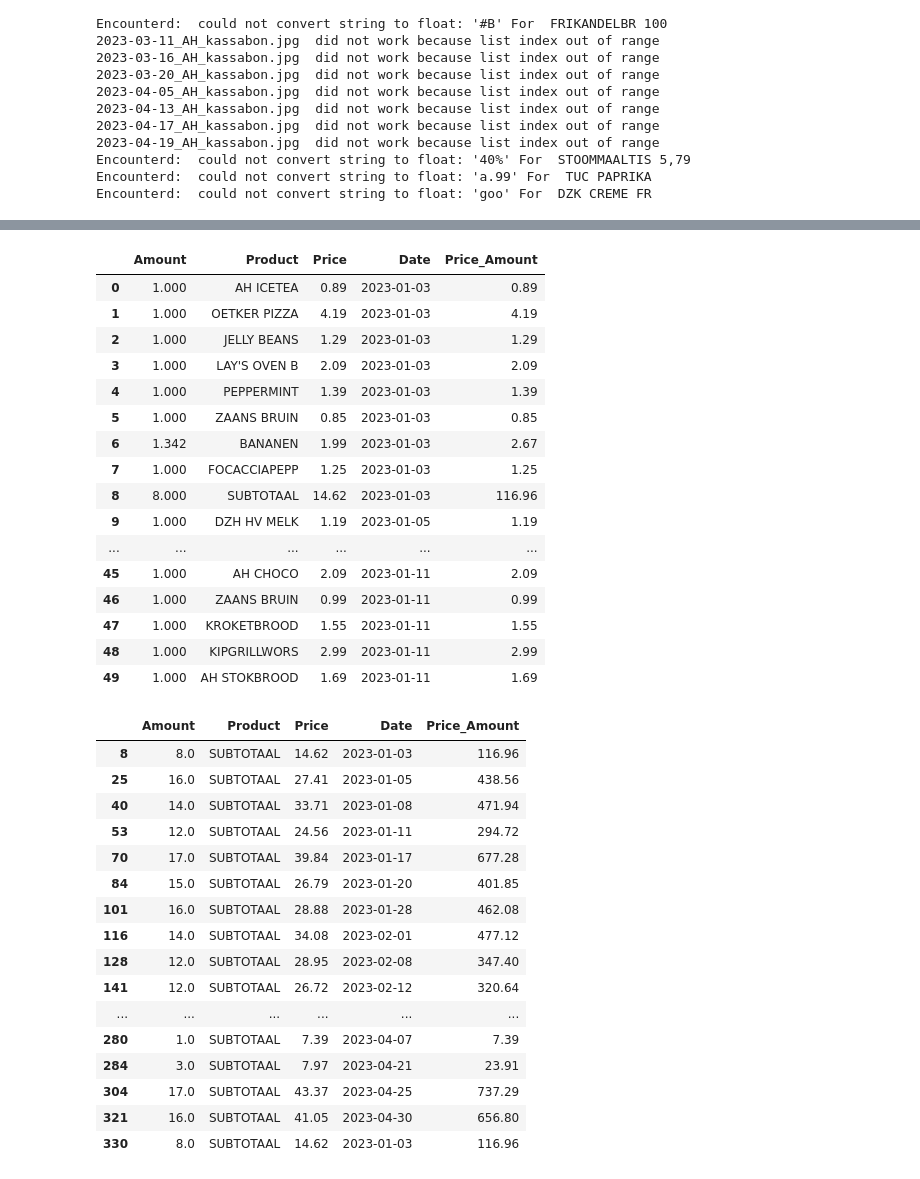
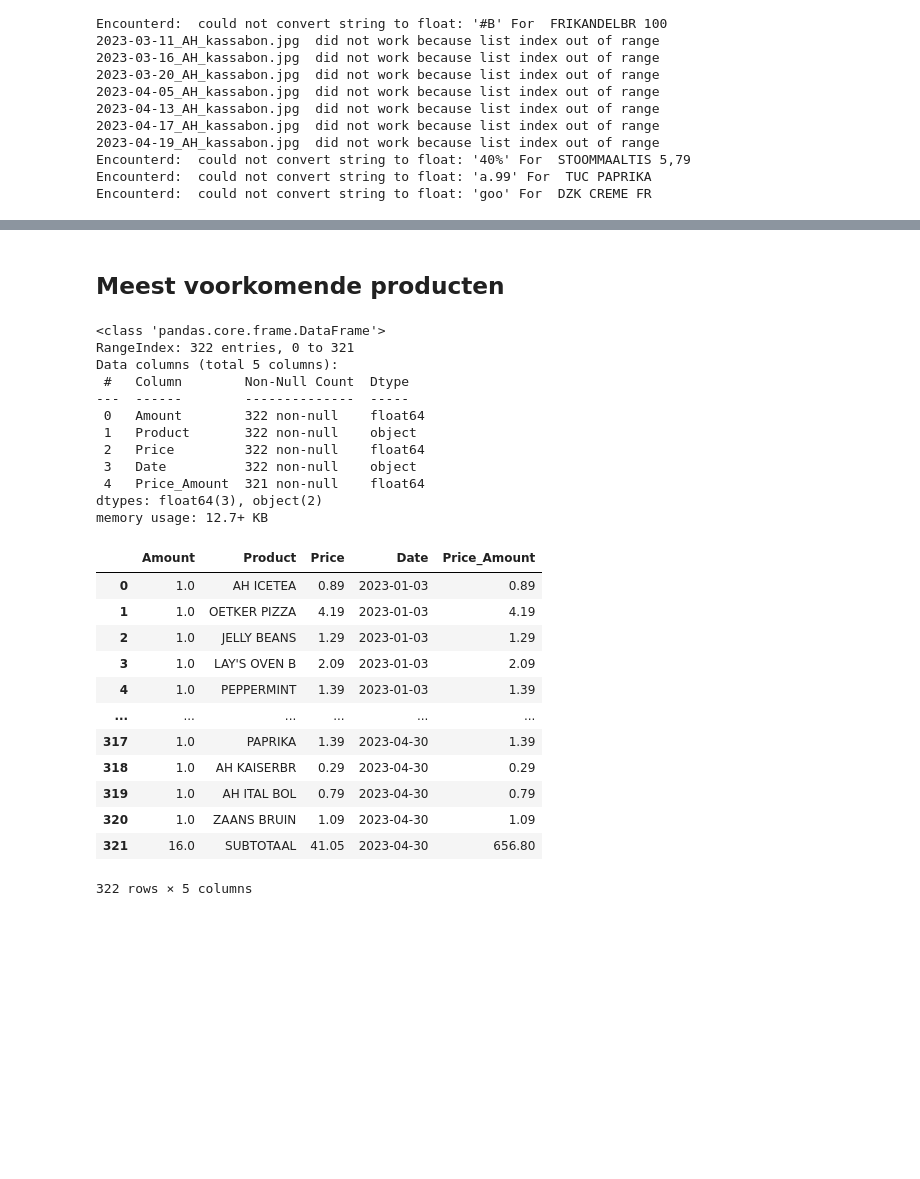
Before and after one commit to rients2/AH_kassabonnen, a Jupyter notebook: ah_bonnen.ipynb, the cells around one changed output, grey strips where cells are left out. Drawn from its saved outputs; the diff is of its cells as text; code cells hidden in the pictures; blank space fills up the shorter version.

```diff
--- a/ah_bonnen.ipynb
+++ b/ah_bonnen.ipynb
@@ -48,8 +51,3 @@ def pdf_to_img(pdf_path, pdf_img_path):
         image.save(pdf_img_path + pdf_file)
 
     print('succesfully converted all pdf files to images')
-# %%
-images = convert_from_path("C:\\Users\\rie12\\Desktop\\AH_kassabon_24-01-23_1350_1093.pdf", first_page=1, last_page=1)
-image = images[0]
-# Save the image to a file
-image.save('testing_img_24-01-23.jpg')
@@ -162,0 +171,4 @@ Encounterd:  could not convert string to float: 'goo' For  DZK CREME FR
+# %%
+# Totale prijs df maken.
+test['Price'] = pd.to_numeric(test['Price'])
+total_df = test[test['Product'] == 'SUBTOTAAL']
@@ -163,40 +185,33 @@ Encounterd:  could not convert string to float: 'goo' For  DZK CREME FR
+# %% [markdown]
+## Meest voorkomende producten
+# %%
+test.info()
+# %% [output]
+<class 'pandas.core.frame.DataFrame'>
+RangeIndex: 322 entries, 0 to 321
+Data columns (total 5 columns):
+ #   Column        Non-Null Count  Dtype
+---  ------        --------------  -----
+ 0   Amount        322 non-null    float64
+ 1   Product       322 non-null    object
+ 2   Price         322 non-null    float64
+ 3   Date          322 non-null    object
+ 4   Price_Amount  321 non-null    float64
+dtypes: float64(3), object(2)
+memory usage: 12.7+ KB
 # %%
-test.head(50)
+test
 # %% [output]
 |  | Amount | Product | Price | Date | Price_Amount |
-| 0 | 1.000 | AH ICETEA | 0.89 | 2023-01-03 | 0.89 |
-| 1 | 1.000 | OETKER PIZZA | 4.19 | 2023-01-03 | 4.19 |
-| 2 | 1.000 | JELLY BEANS | 1.29 | 2023-01-03 | 1.29 |
-| 3 | 1.000 | LAY'S OVEN B | 2.09 | 2023-01-03 | 2.09 |
-| 4 | 1.000 | PEPPERMINT | 1.39 | 2023-01-03 | 1.39 |
-| 5 | 1.000 | ZAANS BRUIN | 0.85 | 2023-01-03 | 0.85 |
-| 6 | 1.342 | BANANEN | 1.99 | 2023-01-03 | 2.67 |
-| 7 | 1.000 | FOCACCIAPEPP | 1.25 | 2023-01-03 | 1.25 |
-| 8 | 8.000 | SUBTOTAAL | 14.62 | 2023-01-03 | 116.96 |
-| 9 | 1.000 | DZH HV MELK | 1.19 | 2023-01-05 | 1.19 |
+| 0 | 1.0 | AH ICETEA | 0.89 | 2023-01-03 | 0.89 |
+| 1 | 1.0 | OETKER PIZZA | 4.19 | 2023-01-03 | 4.19 |
+| 2 | 1.0 | JELLY BEANS | 1.29 | 2023-01-03 | 1.29 |
+| 3 | 1.0 | LAY'S OVEN B | 2.09 | 2023-01-03 | 2.09 |
+| 4 | 1.0 | PEPPERMINT | 1.39 | 2023-01-03 | 1.39 |
 | ... | ... | ... | ... | ... | ... |
-| 45 | 1.000 | AH CHOCO | 2.09 | 2023-01-11 | 2.09 |
-| 46 | 1.000 | ZAANS BRUIN | 0.99 | 2023-01-11 | 0.99 |
-| 47 | 1.000 | KROKETBROOD | 1.55 | 2023-01-11 | 1.55 |
-| 48 | 1.000 | KIPGRILLWORS | 2.99 | 2023-01-11 | 2.99 |
-| 49 | 1.000 | AH STOKBROOD | 1.69 | 2023-01-11 | 1.69 |
+| 317 | 1.0 | PAPRIKA | 1.39 | 2023-04-30 | 1.39 |
+| 318 | 1.0 | AH KAISERBR | 0.29 | 2023-04-30 | 0.29 |
+| 319 | 1.0 | AH ITAL BOL | 0.79 | 2023-04-30 | 0.79 |
+| 320 | 1.0 | ZAANS BRUIN | 1.09 | 2023-04-30 | 1.09 |
+| 321 | 16.0 | SUBTOTAAL | 41.05 | 2023-04-30 | 656.80 |
+322 rows × 5 columns
-# %%
-test[test['Product'] == 'SUBTOTAAL']
-# %% [output]
-|  | Amount | Product | Price | Date | Price_Amount |
-| 8 | 8.0 | SUBTOTAAL | 14.62 | 2023-01-03 | 116.96 |
-| 25 | 16.0 | SUBTOTAAL | 27.41 | 2023-01-05 | 438.56 |
-| 40 | 14.0 | SUBTOTAAL | 33.71 | 2023-01-08 | 471.94 |
-| 53 | 12.0 | SUBTOTAAL | 24.56 | 2023-01-11 | 294.72 |
-| 70 | 17.0 | SUBTOTAAL | 39.84 | 2023-01-17 | 677.28 |
-| 84 | 15.0 | SUBTOTAAL | 26.79 | 2023-01-20 | 401.85 |
-| 101 | 16.0 | SUBTOTAAL | 28.88 | 2023-01-28 | 462.08 |
-| 116 | 14.0 | SUBTOTAAL | 34.08 | 2023-02-01 | 477.12 |
-| 128 | 12.0 | SUBTOTAAL | 28.95 | 2023-02-08 | 347.40 |
-| 141 | 12.0 | SUBTOTAAL | 26.72 | 2023-02-12 | 320.64 |
-| ... | ... | ... | ... | ... | ... |
-| 280 | 1.0 | SUBTOTAAL | 7.39 | 2023-04-07 | 7.39 |
-| 284 | 3.0 | SUBTOTAAL | 7.97 | 2023-04-21 | 23.91 |
-| 304 | 17.0 | SUBTOTAAL | 43.37 | 2023-04-25 | 737.29 |
-| 321 | 16.0 | SUBTOTAAL | 41.05 | 2023-04-30 | 656.80 |
-| 330 | 8.0 | SUBTOTAAL | 14.62 | 2023-01-03 | 116.96 |
```
Also changed, not shown: parts of 12 cells of this notebook.
